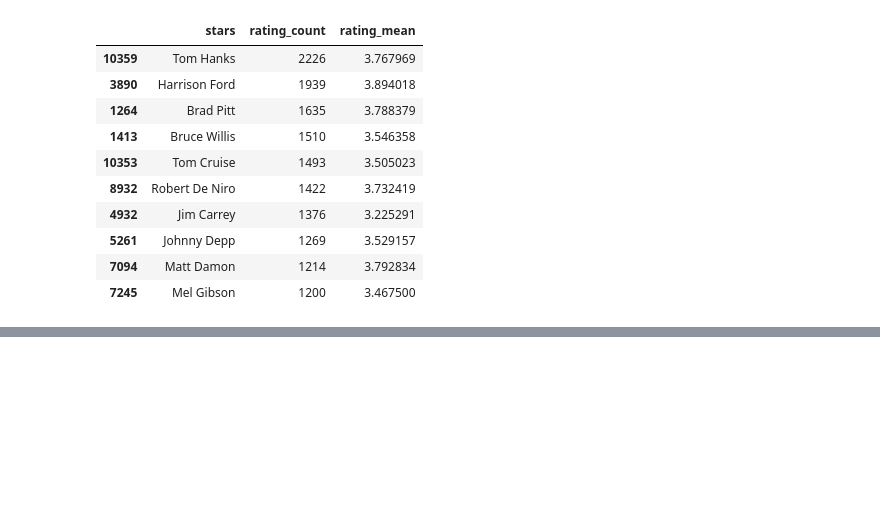
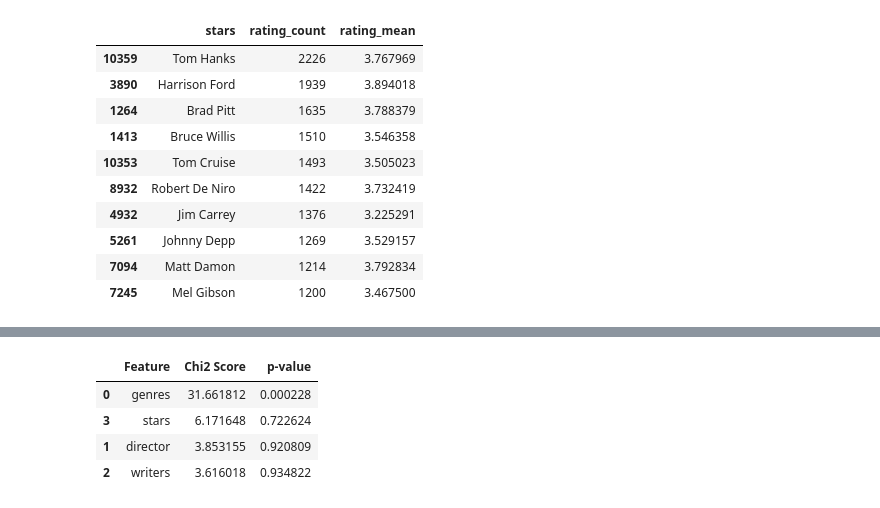
Before and after one commit to minhhotboy9x/Graph-Movies-Recommendation-System, a Jupyter notebook: DataProcessing.ipynb, the cells around one changed output, grey strips where cells are left out. Saved outputs shown, nothing was run; the diff lists cells and outputs as text; code cells hidden in the pictures; blank space fills up the shorter version.

Commit message:
chi2 test

```diff
--- a/DataProcessing.ipynb
+++ b/DataProcessing.ipynb
@@ -332,0 +183,51 @@ final_selected_features
+# %%
+import pandas as pd
+from sklearn.preprocessing import LabelEncoder, MinMaxScaler
+from sklearn.feature_selection import SelectKBest, chi2
+
+# Copy lại dataframe gốc
+df_encoded = df.copy()
+
+# Các cột cần xử lý
+multilabel_cols = ['genres', 'director', 'writers', 'stars']
+
+for col in multilabel_cols:
+    df_encoded[col] = df_encoded[col].apply(lambda x: ' '.join(sorted(x)) if isinstance(x, list) else x)
+    le = LabelEncoder()
+    df_encoded[col] = le.fit_transform(df_encoded[col])
+
+
+y_raw = df_encoded['rating']
+rating_bins = np.arange(0.5, 5.5, 0.5)  # [0.5, 1.0, ..., 5.0]
+rating_labels = range(len(rating_bins))  # Gán nhãn integer
+
+df_encoded['rating_category'] = pd.cut(y_raw, bins=[0] + list(rating_bins), labels=rating_labels, right=True)
+y_cat = df_encoded['rating_category'].astype(int)  # Dạng số nguyên cho chi2
+
+# Chuẩn hóa X để dùng chi2
+X = df_encoded[multilabel_cols]
+scaler = MinMaxScaler()
+X_scaled = scaler.fit_transform(X)
+
+# Chi-Square test
+chi2_selector = SelectKBest(score_func=chi2, k='all')
+chi2_selector.fit(X_scaled, y_cat)
+
+# Kết quả chi2
+chi2_scores = chi2_selector.scores_
+p_values = chi2_selector.pvalues_
+
+# Đưa vào DataFrame
+chi2_df = pd.DataFrame({
+    'Feature': multilabel_cols,
+    'Chi2 Score': chi2_scores,
+    'p-value': p_values
+}).sort_values(by='Chi2 Score', ascending=False)
+
+chi2_df
+# %% [output]
+|  | Feature | Chi2 Score | p-value |
+| 0 | genres | 31.661812 | 0.000228 |
+| 3 | stars | 6.171648 | 0.722624 |
+| 1 | director | 3.853155 | 0.920809 |
+| 2 | writers | 3.616018 | 0.934822 |
```
Also changed, not shown: parts of 6 cells of this notebook.
